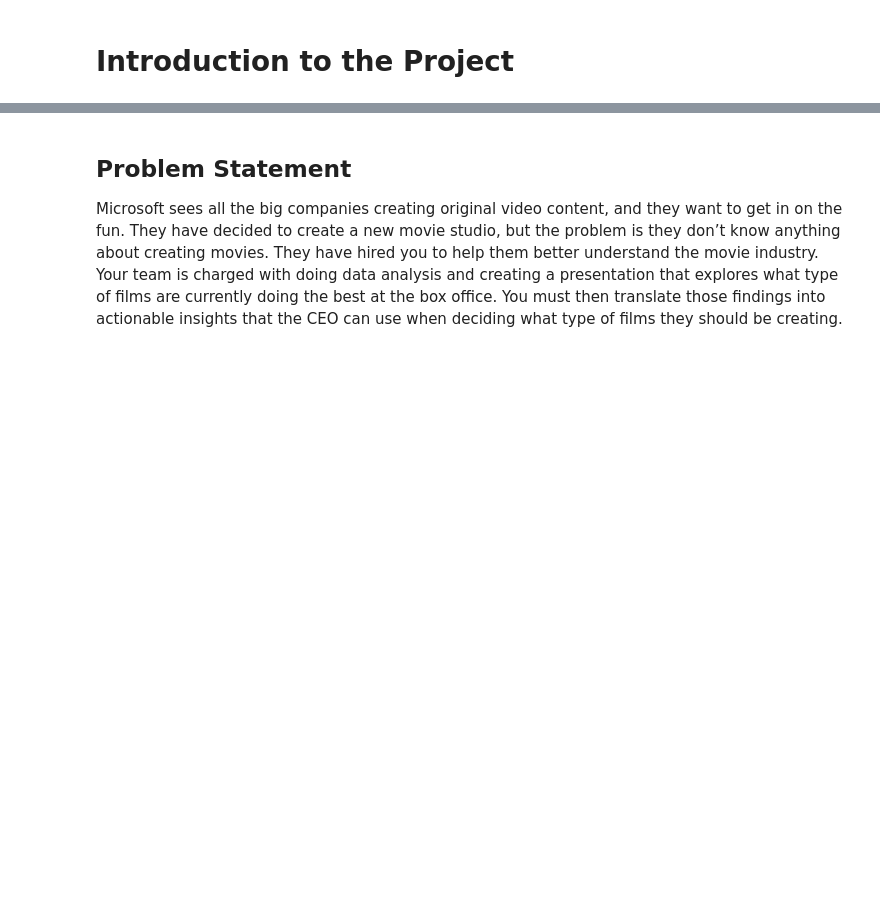
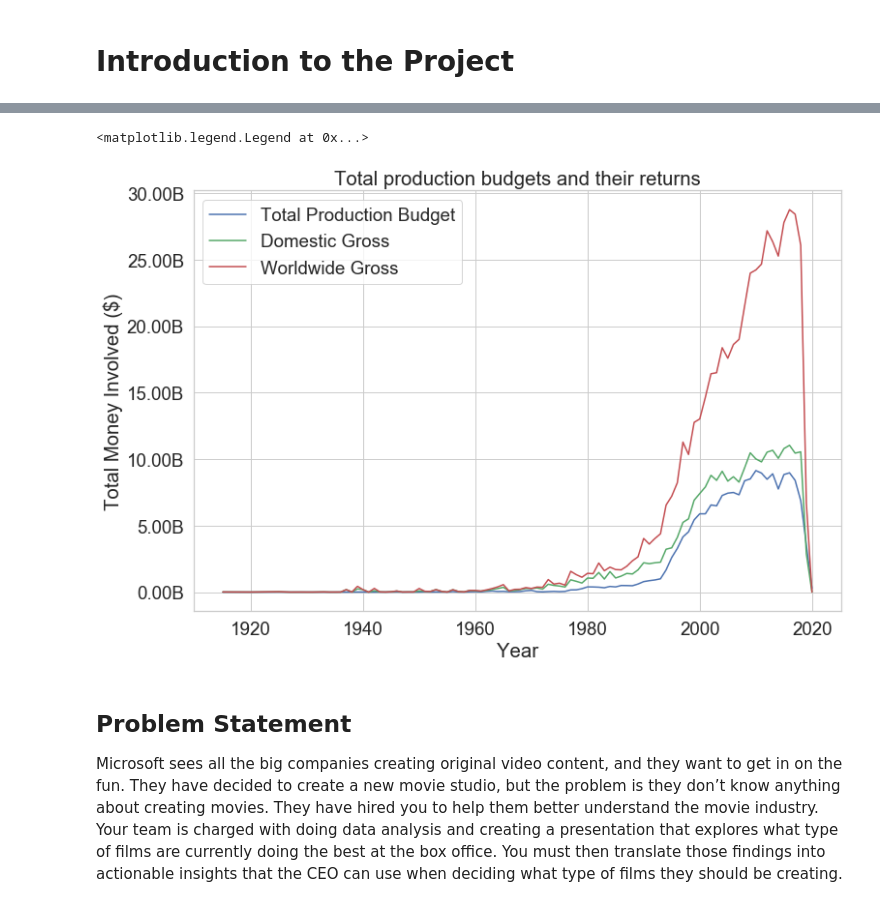
Before and after one commit to singsang2/dsc-mod-1-project-v2-1-onl01-dtsc-ft-070620, a Jupyter notebook: student.ipynb, the cells around one changed output, grey strips where cells are left out. Drawn from its saved outputs; the diff is of its cells as text; code cells hidden in the pictures; blank space fills up the shorter version.

```diff
--- a/student.ipynb
+++ b/student.ipynb
@@ -14,3 +28,29 @@ Please fill out:
+# %%
+# seaborn style settings
+fig, ax = plt.subplots(figsize=(12,8))
+sns.set_style("whitegrid")
+sns.lineplot(x='year',
+             y='production_budget',
+             data=group_budgets,)
+sns.lineplot(x='year',
+             y='domestic_gross',
+             color='g',
+             data=group_budgets)
+sns.lineplot(x='year',
+             y='worldwide_gross',
+             color='r',
+             data=group_budgets)
+ylabels = ['{:,.2f}'.format(x) + 'B' for x in ax.get_yticks()/1000000000];
+ax.set_yticklabels(ylabels);
+ax.set(title='Total production budgets and their returns',
+       xlabel='Year',
+       ylabel='Total Money Involved ($)');
+
+ax.legend(loc='upper left', labels=['Total Production Budget', 'Domestic Gross', 'Worldwide Gross'])
+# source code: https://stackoverflow.com/questions/45201514/edit-seaborn-legend/45211976
+# %% [output]
+<matplotlib.legend.Legend at 0x...>
+[figure, added]
 # %% [markdown]
 ## Problem Statement
 Microsoft sees all the big companies creating original video content, and they want to get in on the fun. They have decided to create a new movie studio, but the problem is they don’t know anything about creating movies. They have hired you to help them better understand the movie industry. Your team is charged with doing data analysis and creating a presentation that explores what type of films are currently doing the best at the box office. You must then translate those findings into actionable insights that the CEO can use when deciding what type of films they should be creating.
```
Also changed, not shown: parts of 50 cells of this notebook, 1 other file.
